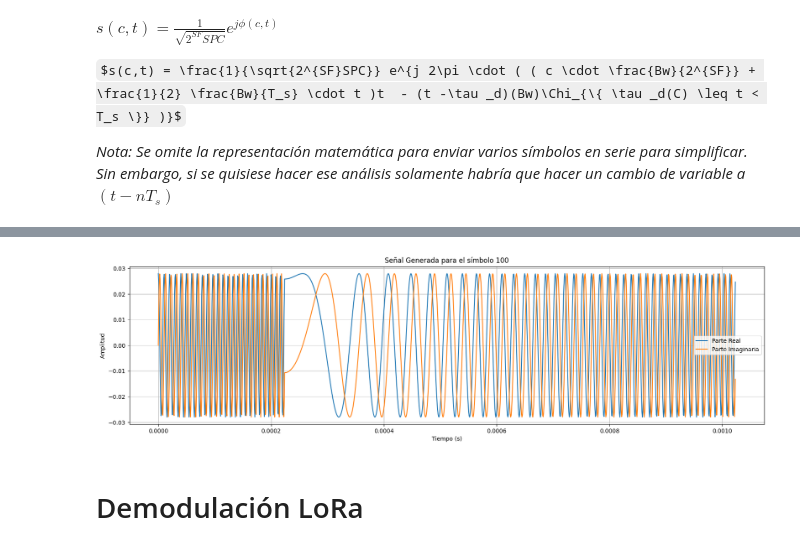
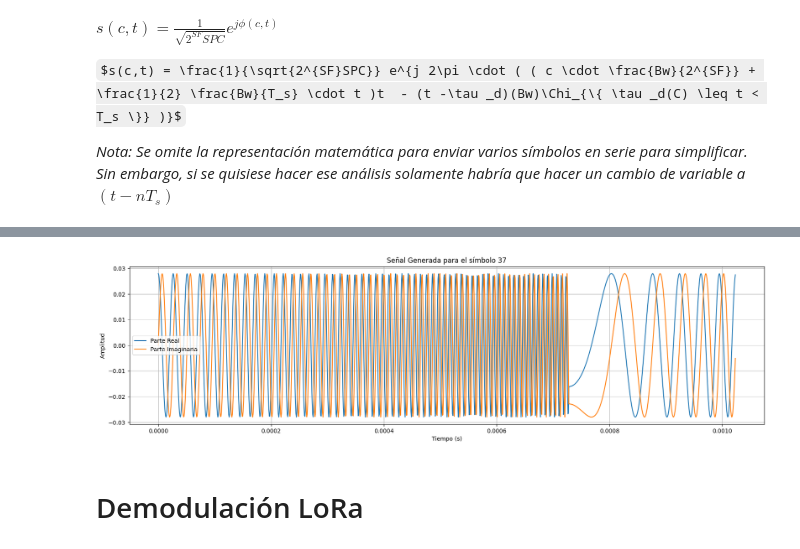
Before and after one commit to stefaema/LoRaSimulator, a Jupyter notebook: Definitive/lora_concept_breakdown.ipynb, the cells around one changed output, grey strips where cells are left out. Cells and saved outputs as stored; diff of their text form; code cells hidden in the pictures; some formulas as TeX source.

```diff
--- a/Definitive/lora_concept_breakdown.ipynb
+++ b/Definitive/lora_concept_breakdown.ipynb
@@ -255,18 +255,26 @@ $s(c,t) = \frac{1}{\sqrt{2^{SF}SPC}} e^{j\phi(c, t)}$
 $s(c,t) = \frac{1}{\sqrt{2^{SF}SPC}} e^{j 2\pi \cdot ( ( c \cdot \frac{Bw}{2^{SF}} + \frac{1}{2} \frac{Bw}{T_s} \cdot t )t  - (t -\tau _d)(Bw)\Chi_{\{ \tau _d(C) \leq t < T_s \}} )}$
 
 *Nota: Se omite la representación matemática para enviar varios símbolos en serie para simplificar. Sin embargo, si se quisiese hacer ese análisis solamente habría que hacer un cambio de variable a $(t -nT_s)$*
-# %%
-def generate_signal_phase(timeline, symbol, spreading_factor, bandwidth):
-    signal_phase = []
-    auxiliar_slope = (bandwidth**2/2**(spreading_factor + 1))
-    auxiliar_intercept = symbol * (bandwidth/2**spreading_factor)
-    discontinuity_time = (2**spreading_factor - symbol) * (1/bandwidth)
-    for t in timeline:
-        inst_phase = ( auxiliar_intercept + auxiliar_slope * t ) * t
-
-        if t >= discontinuity_time:
-            inst_phase -= (t - discontinuity_time)*(bandwidth)
-
-        signal_phase = np.append(signal_phase, inst_phase)
-    signal_phase = 2 * np.pi * signal_phase
-    return signal_phase
+# %%
+def generate_signal_phase(timeline, symbol, spreading_factor, bandwidth):
+    auxiliar_slope = (bandwidth**2/2**(spreading_factor + 1))
+    auxiliar_intercept = symbol * (bandwidth/2**spreading_factor)
+    discontinuity_time = (2**spreading_factor - symbol) * (1/bandwidth)
+
+    signal_phase = [
+        (auxiliar_intercept + auxiliar_slope * t) * t - (t - discontinuity_time) * bandwidth if t >= discontinuity_time else (auxiliar_intercept + auxiliar_slope * t) * t
+        for t in timeline
+    ]
+    signal_phase = [inst_phase * (2*np.pi) for inst_phase in signal_phase ]
+    return signal_phase
+
+# ---------------------------------------------------------------------
+spreading_factor, bandwidth, samples_per_chip = 7, 125e3, 10 #  Definimos los parámetros
+timeline = generate_time_samples(spreading_factor, bandwidth, samples_per_chip) # Generamos las muestras de tiempo
+symbol = np.random.randint(0, 2**spreading_factor) # Definimos el símbolo a analizar
+signal_phase1= generate_signal_phase(timeline, symbol, spreading_factor, bandwidth) # Generamos la evolución de la fase de la señal
+plt.figure(figsize=(20, 5))
+plt.plot(timeline, signal_phase1)
+plt.xlabel('Tiempo (s)')
+plt.ylabel('Fase de la Señal')
+plt.title('Evolución de la Fase de la Señal para el símbolo ' + str(symbol))
@@ -273,29 +284,28 @@ def generate_signal_phase(timeline, symbol, spreading_factor, bandwidth):
 # %%
 def generate_signal(timeline, symbol, spreading_factor, bandwidth, samples_per_chip):
     signal = np.array([])
 
     signal_coefficient = 1/np.sqrt(2**spreading_factor * samples_per_chip)
-
-    instantaneous_phase = generate_signal_phase(timeline, symbol, spreading_factor, bandwidth)
-    signal = signal_coefficient * np.exp(1j * instantaneous_phase)
+    signal_phase = generate_signal_phase(timeline, symbol, spreading_factor, bandwidth)
+    signal = [signal_coefficient * np.exp(1j * instantaneous_phase) for instantaneous_phase in signal_phase]
 
     return signal
 # ---------------------------------------------------------------------
 spreading_factor, bandwidth, samples_per_chip = 7, 125e3, 10 #  Definimos los parámetros
 timeline = generate_time_samples(spreading_factor, bandwidth, samples_per_chip) # Generamos las muestras de tiempo
-symbol = 100 # Definimos el símbolo a analizar
+symbol = 37 # Definimos el símbolo a analizar
 signal = generate_signal(timeline, symbol, spreading_factor, bandwidth, samples_per_chip) # Generamos la señal
 plt.figure(figsize=(20, 5))
 plt.plot(timeline, np.real(signal), label='Parte Real')
 plt.plot(timeline, np.imag(signal), label='Parte Imaginaria')
 plt.xlabel('Tiempo (s)')
 plt.ylabel('Amplitud')
 plt.title('Señal Generada para el símbolo '+str(symbol))
 plt.legend()
 plt.grid(True)
 plt.show()
 # %% [output]
-[figure, old version]
+[figure, new version]
 # %% [markdown]
 # Demodulación LoRa
 # %% [markdown]
```
Also changed, not shown: parts of 2 cells of this notebook, 4 other files.
